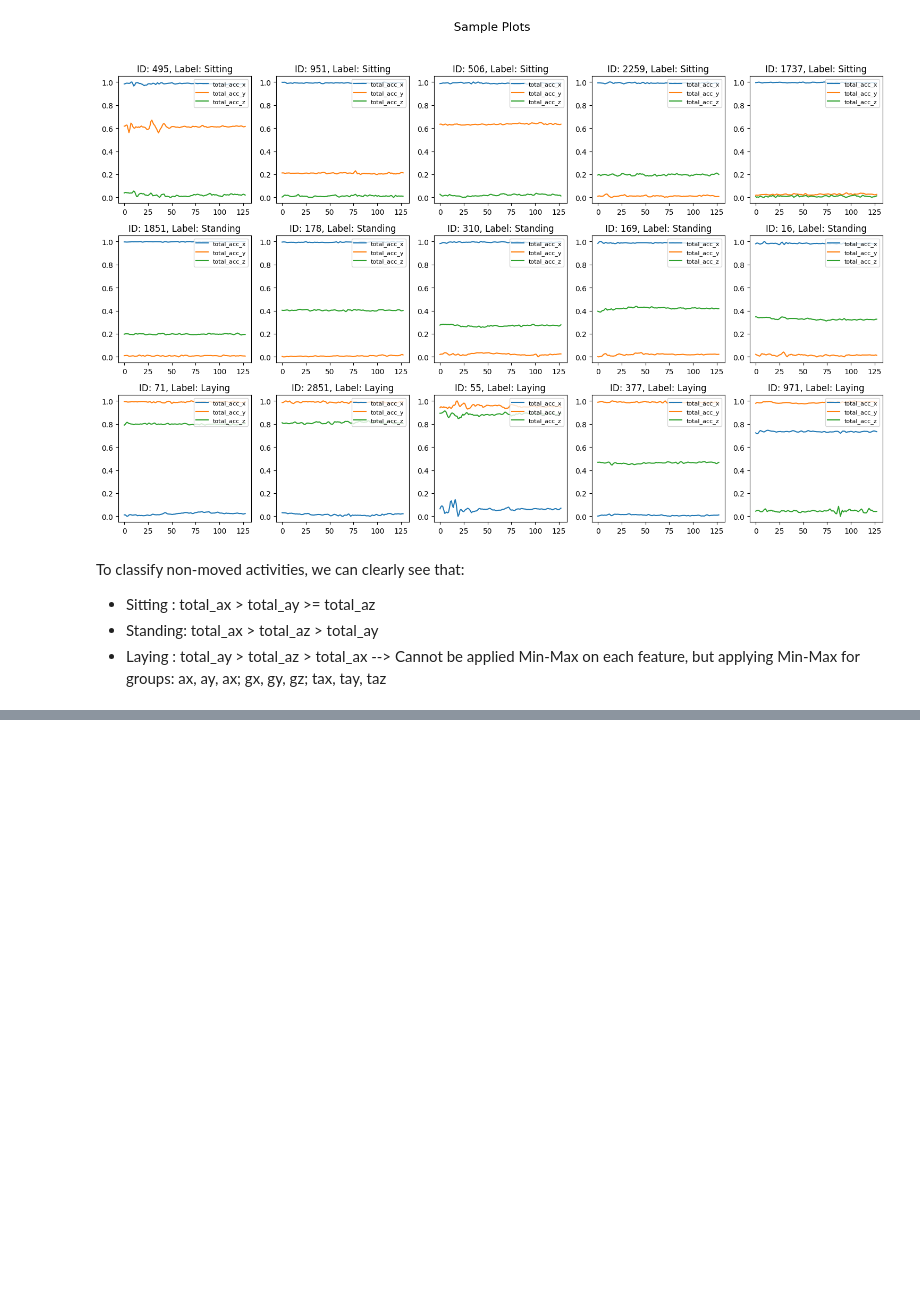
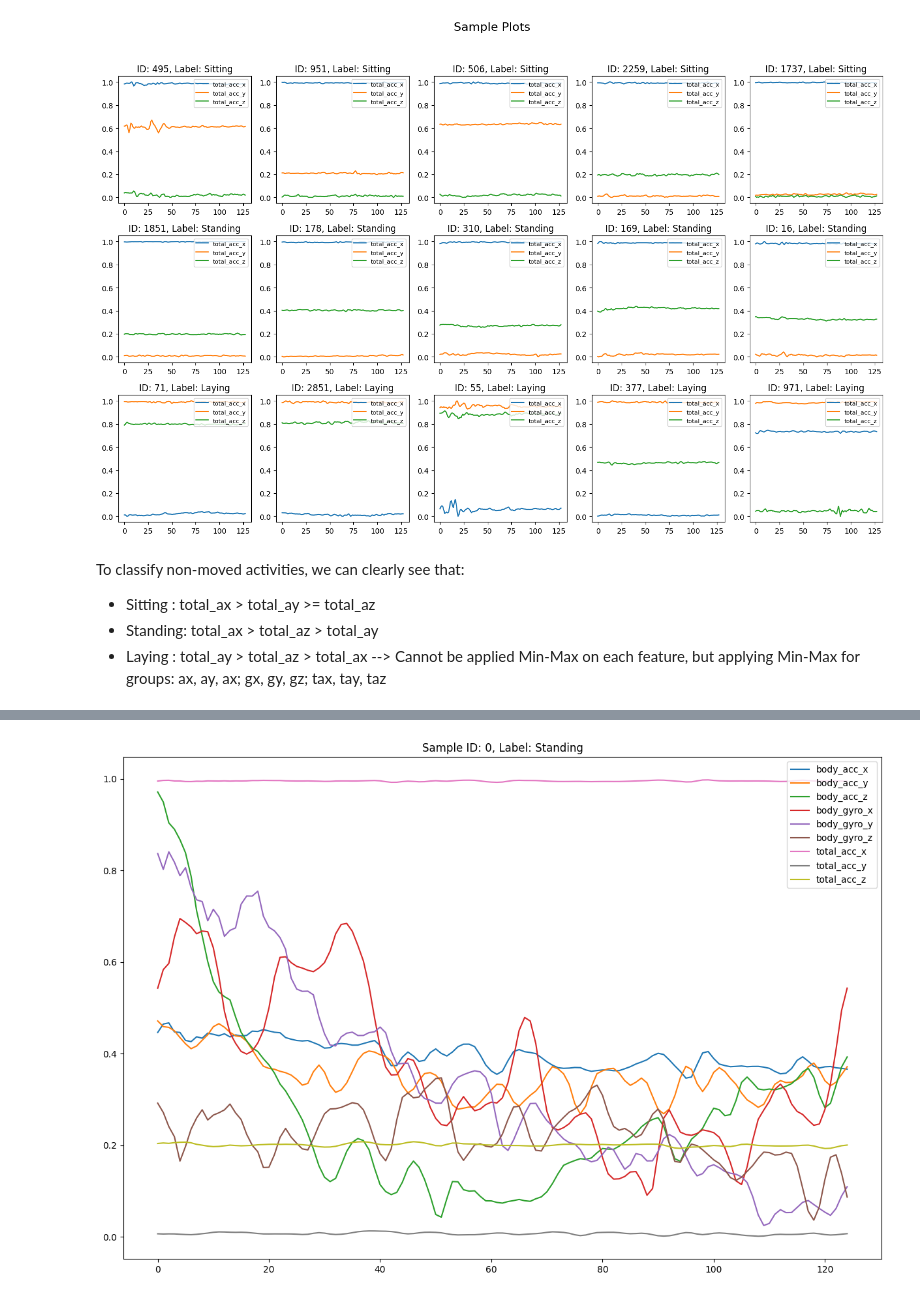
Before and after one commit to tungBKDN/icu-classification, a Jupyter notebook: PCA/pca.ipynb, the cells around one changed output, grey strips where cells are left out. Saved outputs shown, nothing was run; the diff lists cells and outputs as text; code cells hidden in the pictures; blank space fills up the shorter version.

```diff
--- a/PCA/pca.ipynb
+++ b/PCA/pca.ipynb
@@ -230,0 +386,5 @@ Extracting with MinMax: 2
+# %%
+group_scaled_denoised = denoise(group_scaled, window_size=3)
+plot_data(0, group_scaled_denoised)
+# %% [output]
+[figure, added]
```
Also changed, not shown: parts of 12 cells of this notebook, 3 other files.
